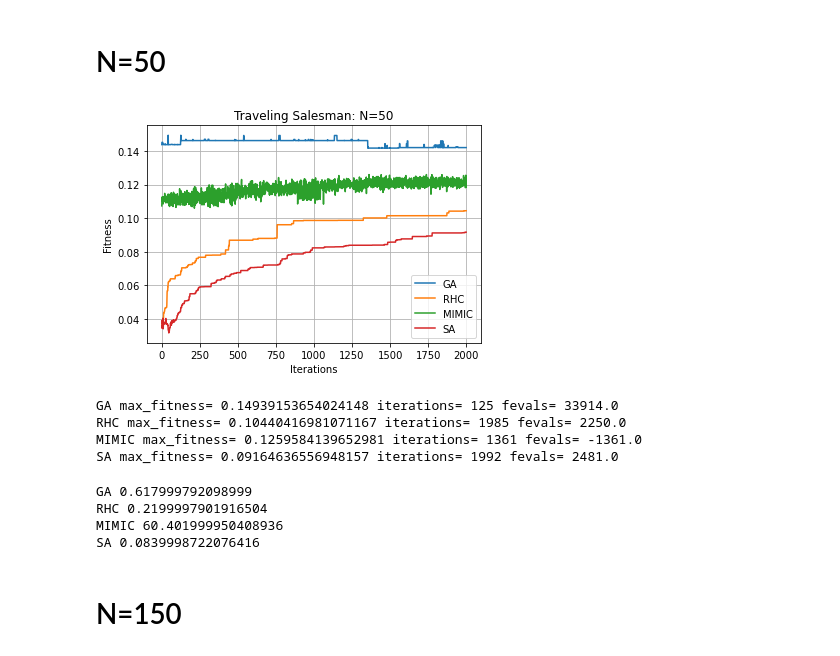
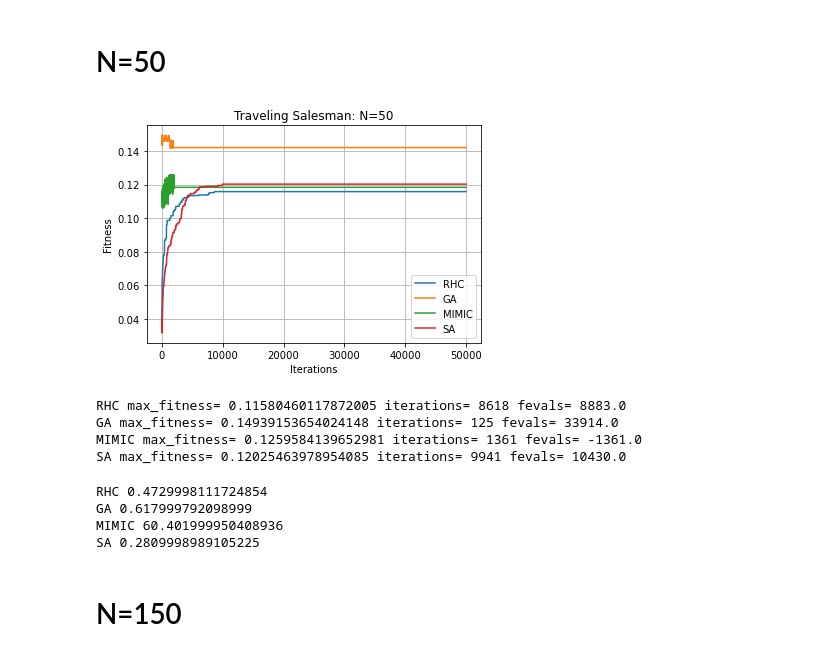
Before and after one commit to rahalrsh/randomized-optimization, a Jupyter notebook: Traveling_Salesman.ipynb, the cells around one changed output. Cells and saved outputs as stored; diff of their text form; code cells hidden in the pictures.

```diff
--- a/Traveling_Salesman.ipynb
+++ b/Traveling_Salesman.ipynb
@@ -303,37 +303,38 @@ SA 0.2519998550415039
 # N=50
 # %%
 files = {
+    "exp06-RHC-0"      : "RHC",
     "exp06-GA-0"       : "GA",
-    "exp06-RHC-0"      : "RHC",
     "exp06-MIMIC-0"    : "MIMIC",
     "exp06-SA-0"       : "SA",
 }
 
 df_test = combine_csv("tsp", files)
 
 ft_df = get_fitness_df(df_test)
 
 fe_df = get_fevals_df(df_test)
 t_df = get_time_df(df_test)
 
 # ft_df
-plot_fitness(ft_df[:2000], files, title="Traveling Salesman: N=50", save_as="tsm/11")
+# plot_fitness(ft_df[:2000], files, title="Traveling Salesman: N=50", save_as="tsm/11")
+plot_fitness(ft_df[:50000], files, title="Traveling Salesman: N=50")
 # %% [output]
-[figure, old version]
+[figure, new version]
 # %%
-plot_max_fitness_bar(df_test[:2000], files, title="", plot=False)
+plot_max_fitness_bar(df_test[:50000], files, title="", plot=False)
 # %% [output]
+RHC max_fitness= 0.11580460117872005 iterations= 8618 fevals= 8883.0
 GA max_fitness= 0.14939153654024148 iterations= 125 fevals= 33914.0
-RHC max_fitness= 0.10440416981071167 iterations= 1985 fevals= 2250.0
 MIMIC max_fitness= 0.1259584139652981 iterations= 1361 fevals= -1361.0
-SA max_fitness= 0.09164636556948157 iterations= 1992 fevals= 2481.0
+SA max_fitness= 0.12025463978954085 iterations= 9941 fevals= 10430.0
 # %%
-plot_max_time_bar(df_test[:2000], files, title="", plot=False)
+plot_max_time_bar(df_test[:50000], files, title="", plot=False)
 # %% [output]
+RHC 0.4729998111724854
 GA 0.617999792098999
-RHC 0.2199997901916504
 MIMIC 60.401999950408936
-SA 0.0839998722076416
+SA 0.2809998989105225
 # %% [markdown]
 # N=150
 # %%
```
Also changed, not shown: parts of 3 cells of this notebook, 1 other file.
